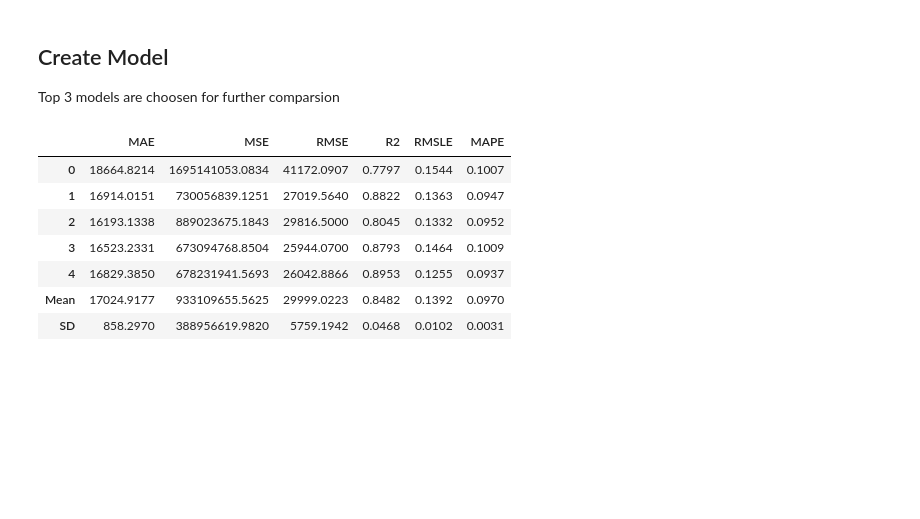
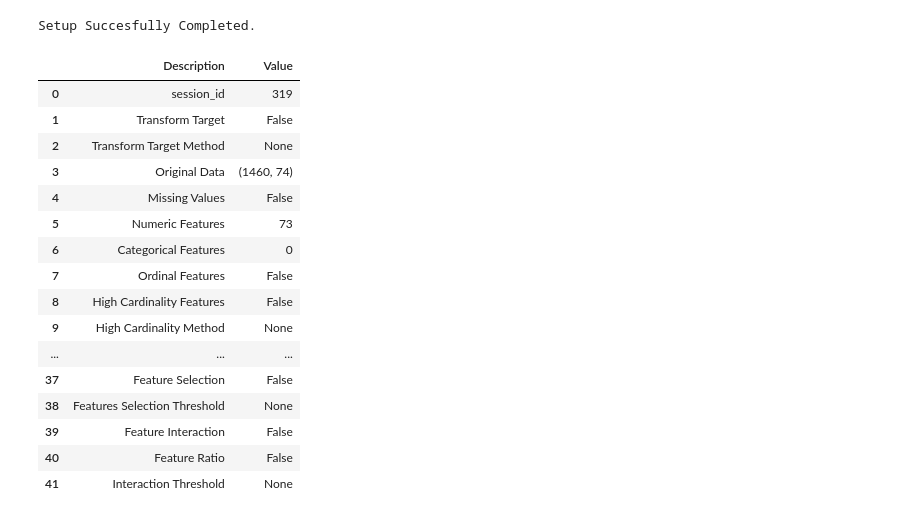
Before and after one commit to ckdanny/kaggle-competition, a Jupyter notebook: house-price-prediction/modeling.ipynb, the cells around one changed output. Saved outputs shown, nothing was run; the diff lists cells and outputs as text; code cells hidden in the pictures; blank space fills up the shorter version.

```diff
--- a/house-price-prediction/modeling.ipynb
+++ b/house-price-prediction/modeling.ipynb
@@ -137 +1,20 @@ from pycaret.regression import *
+# %%
+#import the dataset from pycaret repository
+from pycaret.datasets import get_data
+import pandas as pd
+# boston = get_data('boston')
+
+df = pd.read_pickle("./full_data_no_missing_combine_selected.pkl")
+
+#import regression module
+from pycaret.regression import *
+
+#intialize the setup (in Notebook env)
+# exp_reg = setup(df, target = 'medv')
+
+#intialize the setup (in Non-Notebook env)
+# exp_reg = setup(boston, target = 'medv', html = False)
+
+#intialize the setup (remote runs like Kaggle or GitHub actions)
+# exp_reg = setup(boston, target = 'medv', silent = True)
 # %%
@@ -249,14 +94,46 @@ best_models_f10 = compare_models(fold=10, blacklist = ['tr', 'lar'], sort = 'RMS
-# %% [markdown]
-## Create Model
-Top 3 models are choosen for further comparsion
-# %%
-catboost = create_model('catboost', fold = 5)
-# %% [output]
-|  | MAE | MSE | RMSE | R2 | RMSLE | MAPE |
-| 0 | 18664.8214 | 1695141053.0834 | 41172.0907 | 0.7797 | 0.1544 | 0.1007 |
-| 1 | 16914.0151 | 730056839.1251 | 27019.5640 | 0.8822 | 0.1363 | 0.0947 |
-| 2 | 16193.1338 | 889023675.1843 | 29816.5000 | 0.8045 | 0.1332 | 0.0952 |
-| 3 | 16523.2331 | 673094768.8504 | 25944.0700 | 0.8793 | 0.1464 | 0.1009 |
-| 4 | 16829.3850 | 678231941.5693 | 26042.8866 | 0.8953 | 0.1255 | 0.0937 |
-| Mean | 17024.9177 | 933109655.5625 | 29999.0223 | 0.8482 | 0.1392 | 0.0970 |
-| SD | 858.2970 | 388956619.9820 | 5759.1942 | 0.0468 | 0.0102 | 0.0031 |
+# %%
+import numpy as np
+train_data = df[:1460]
+train_data.SalePrice = np.log(train_data.SalePrice)
+col_names = list(set(train_data.columns))
+print(train_data['SalePrice'].head())
+col_names.remove('SalePrice')
+numeric_features = [c for c in col_names if '_' not in c]
+categorical_features =  [c for c in col_names if '_' in c]
+
+#8891->brent
+
+# exp = setup(data = train_data, target = 'SalePrice', # session_id=8891,
+#               ignore_features=['Id'],
+#              categorical_features=categorical_features,
+# #                 ordinal_features=ordinal_features,
+#               numeric_features=numeric_features,
+#             train_size=0.8
+#              )
+# 5946
+exp = setup(data = train_data, target = 'SalePrice',
+              ignore_features=['Id'],
+#              categorical_features=categorical_features,
+#                 ordinal_features=ordinal_features,
+              numeric_features=list(col_names),
+            train_size=0.8
+             )
+# %% [output]
+Setup Succesfully Completed.
+|  | Description | Value |
+| 0 | session_id | 319 |
+| 1 | Transform Target | False |
+| 2 | Transform Target Method | None |
+| 3 | Original Data | (1460, 74) |
+| 4 | Missing Values | False |
+| 5 | Numeric Features | 73 |
+| 6 | Categorical Features | 0 |
+| 7 | Ordinal Features | False |
+| 8 | High Cardinality Features | False |
+| 9 | High Cardinality Method | None |
+| ... | ... | ... |
+| 37 | Feature Selection | False |
+| 38 | Features Selection Threshold | None |
+| 39 | Feature Interaction | False |
+| 40 | Feature Ratio | False |
+| 41 | Interaction Threshold | None |
```
Also changed, not shown: parts of 25 cells of this notebook, 10 other files.
